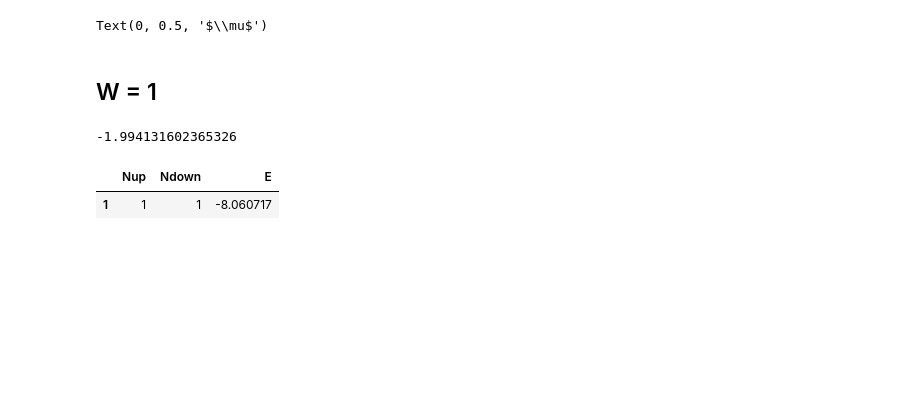
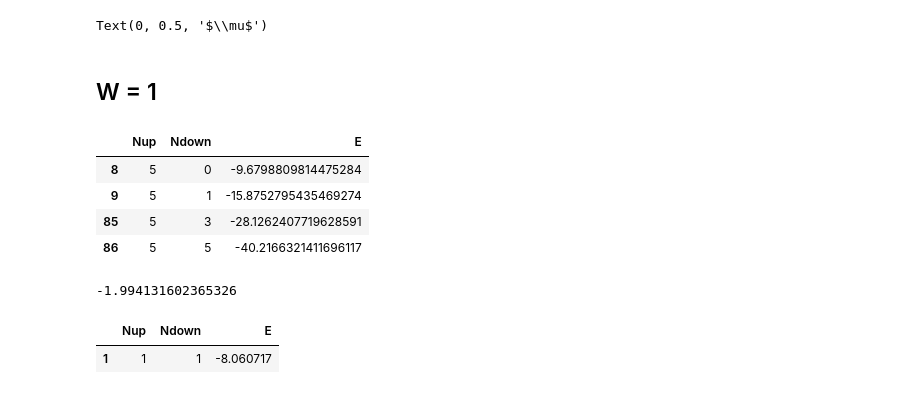
Before and after one commit to mindelly/diagrams2, a Jupyter notebook: 2,3,4,5 Comparison/W1_W2_W4_W5.ipynb, the cells around one changed output. Drawn from its saved outputs; the diff is of its cells as text; code cells hidden in the pictures; blank space fills up the shorter version.

```diff
--- a/2,3,4,5 Comparison/W1_W2_W4_W5.ipynb
+++ b/2,3,4,5 Comparison/W1_W2_W4_W5.ipynb
@@ -306,6 +306,14 @@ with open('W1_40_energies.txt') as f:
 #         {'Nup': }
 #         break
 df = pd.DataFrame(lst)
+# %%
+df[df.Nup == '5']
+# %% [output]
+|  | Nup | Ndown | E |
+| 8 | 5 | 0 | -9.6798809814475284 |
+| 9 | 5 | 1 | -15.8752795435469274 |
+| 85 | 5 | 3 | -28.1262407719628591 |
+| 86 | 5 | 5 | -40.2166321411696117 |
 # %%
 df.drop_duplicates(inplace = True)
 # %%
```
Also changed, not shown: 6 other files.
